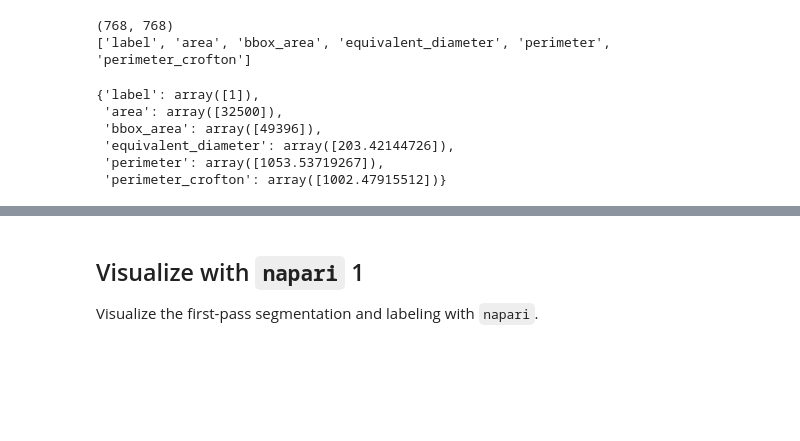
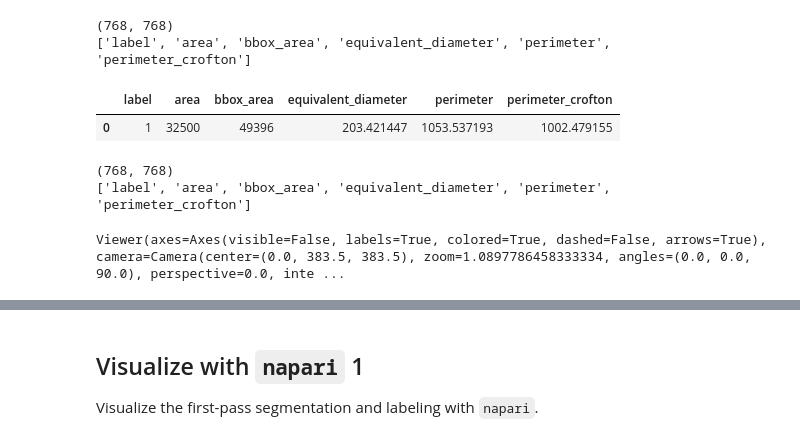
Before and after one commit to ndcn/infer-subc, a Jupyter notebook: notebooks/10_batch_process.ipynb, the cells around one changed output, grey strips where cells are left out. Drawn from its saved outputs; the diff is of its cells as text; code cells hidden in the pictures; blank space fills up the shorter version.

```diff
--- a/notebooks/10_batch_process.ipynb
+++ b/notebooks/10_batch_process.ipynb
@@ -366,15 +380,25 @@ def handle_organelle(
 # %%
 # np.stack(img_layers, axis=0).shape
 nuclei_table =  collect_organelle_stats(nuclei_object)
+
+
+import pandas as pd
+
+nuc = pd.DataFrame(nuclei_table)
 # %% [output]
 (768, 768)
 ['label', 'area', 'bbox_area', 'equivalent_diameter', 'perimeter', 'perimeter_crofton']
-# %%
-nuclei_table
-# %% [output]
-{'label': array([1]),
- 'area': array([32500]),
- 'bbox_area': array([49396]),
- 'equivalent_diameter': array([203.42144726]),
- 'perimeter': array([1053.53719267]),
- 'perimeter_crofton': array([1002.47915512])}
+# %%
+nuc
+# %% [output]
+|  | label | area | bbox_area | equivalent_diameter | perimeter | perimeter_crofton |
+| 0 | 1 | 32500 | 49396 | 203.421447 | 1053.537193 | 1002.479155 |
+# %%
+lysosome_table =  collect_organelle_stats(lysosome_object)
+# %% [output]
+(768, 768)
+['label', 'area', 'bbox_area', 'equivalent_diameter', 'perimeter', 'perimeter_crofton']
+# %%
+napari.view_image(lysosome_object)
+# %% [output]
+Viewer(axes=Axes(visible=False, labels=True, colored=True, dashed=False, arrows=True), camera=Camera(center=(0.0, 383.5, 383.5), zoom=1.0897786458333334, angles=(0.0, 0.0, 90.0), perspective=0.0, inte ...
```
Also changed, not shown: parts of 4 cells of this notebook, 2 other files.
